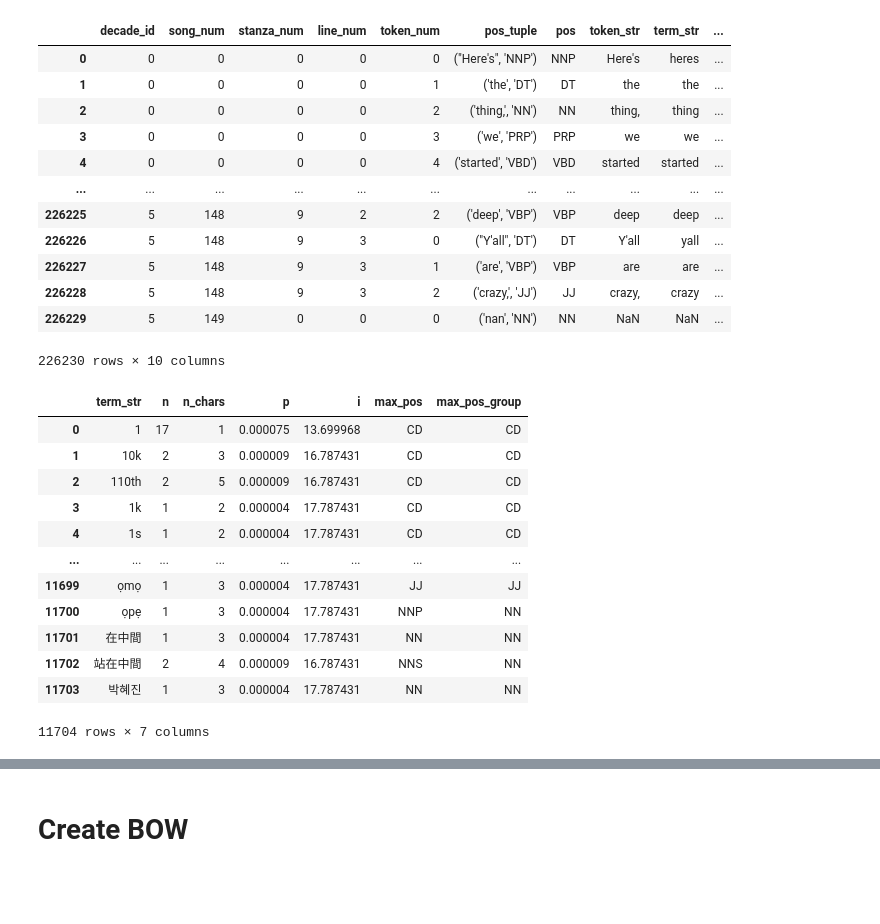
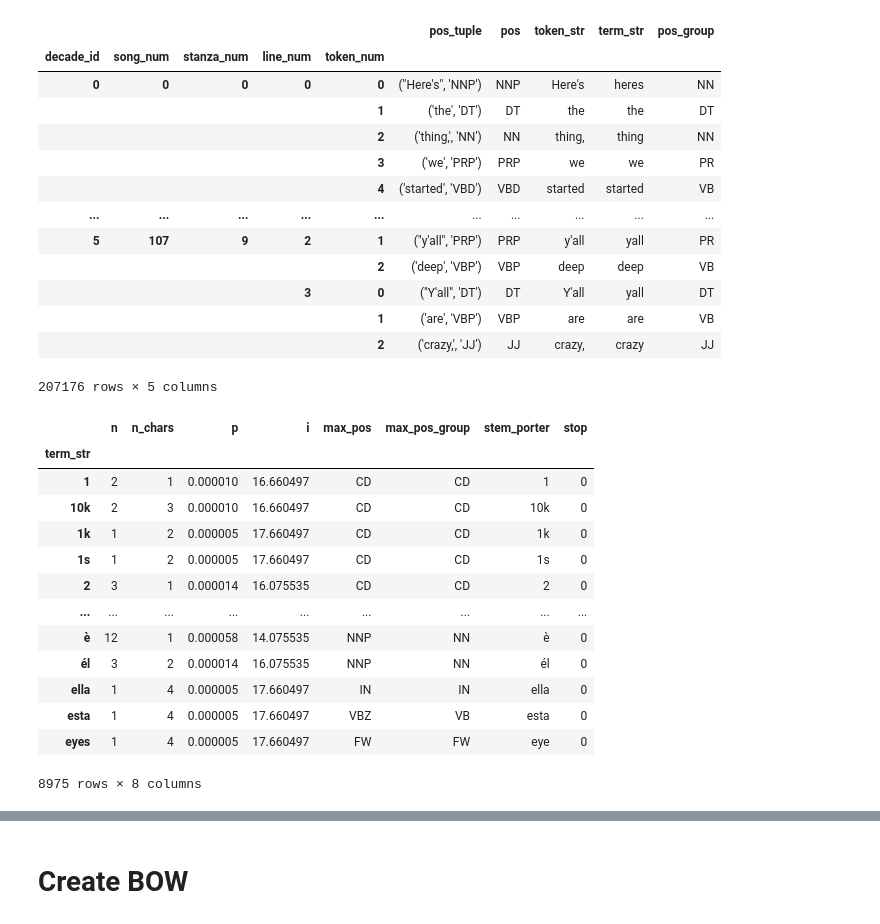
Before and after one commit to mtvaden1/Text_Analytics_Final_Project, a Jupyter notebook: Compute_Derived_Tables.ipynb, the cells around one changed output, grey strips where cells are left out. Saved outputs shown, nothing was run; the diff lists cells and outputs as text; code cells hidden in the pictures; blank space fills up the shorter version.

```diff
--- a/Compute_Derived_Tables.ipynb
+++ b/Compute_Derived_Tables.ipynb
@@ -19,34 +24,36 @@ sys.tracebacklimit = 0 # turn off the error tracebacks
 # %%
-CORPUS = pd.read_csv('data/core_tables/CORPUS')
+CORPUS = pd.read_csv('data/core_tables/CORPUS.csv', index_col= OHCO)
 CORPUS
 # %% [output]
-|  | decade_id | song_num | stanza_num | line_num | token_num | pos_tuple | pos | token_str | term_str | ... |
-| 0 | 0 | 0 | 0 | 0 | 0 | ("Here's", 'NNP') | NNP | Here's | heres | ... |
-| 1 | 0 | 0 | 0 | 0 | 1 | ('the', 'DT') | DT | the | the | ... |
-| 2 | 0 | 0 | 0 | 0 | 2 | ('thing,', 'NN') | NN | thing, | thing | ... |
-| 3 | 0 | 0 | 0 | 0 | 3 | ('we', 'PRP') | PRP | we | we | ... |
-| 4 | 0 | 0 | 0 | 0 | 4 | ('started', 'VBD') | VBD | started | started | ... |
-| ... | ... | ... | ... | ... | ... | ... | ... | ... | ... | ... |
-| 226225 | 5 | 148 | 9 | 2 | 2 | ('deep', 'VBP') | VBP | deep | deep | ... |
-| 226226 | 5 | 148 | 9 | 3 | 0 | ("Y'all", 'DT') | DT | Y'all | yall | ... |
-| 226227 | 5 | 148 | 9 | 3 | 1 | ('are', 'VBP') | VBP | are | are | ... |
-| 226228 | 5 | 148 | 9 | 3 | 2 | ('crazy,', 'JJ') | JJ | crazy, | crazy | ... |
-| 226229 | 5 | 149 | 0 | 0 | 0 | ('nan', 'NN') | NN | NaN | NaN | ... |
+|  |  |  |  |  | pos_tuple | pos | token_str | term_str | pos_group |
+| decade_id | song_num | stanza_num | line_num | token_num |  |  |  |  |  |
+| 0 | 0 | 0 | 0 | 0 | ("Here's", 'NNP') | NNP | Here's | heres | NN |
+|  |  |  |  | 1 | ('the', 'DT') | DT | the | the | DT |
+|  |  |  |  | 2 | ('thing,', 'NN') | NN | thing, | thing | NN |
+|  |  |  |  | 3 | ('we', 'PRP') | PRP | we | we | PR |
+|  |  |  |  | 4 | ('started', 'VBD') | VBD | started | started | VB |
+| ... | ... | ... | ... | ... | ... | ... | ... | ... | ... |
+| 5 | 107 | 9 | 2 | 1 | ("y'all", 'PRP') | PRP | y'all | yall | PR |
+|  |  |  |  | 2 | ('deep', 'VBP') | VBP | deep | deep | VB |
+|  |  |  | 3 | 0 | ("Y'all", 'DT') | DT | Y'all | yall | DT |
+|  |  |  |  | 1 | ('are', 'VBP') | VBP | are | are | VB |
+|  |  |  |  | 2 | ('crazy,', 'JJ') | JJ | crazy, | crazy | JJ |
-226230 rows × 10 columns
+207176 rows × 5 columns
 # %%
-VOCAB = pd.read_csv('data/core_tables/VOCAB')
+VOCAB = pd.read_csv('data/core_tables/VOCAB.csv', index_col = 'term_str')
 VOCAB
 # %% [output]
-|  | term_str | n | n_chars | p | i | max_pos | max_pos_group |
-| 0 | 1 | 17 | 1 | 0.000075 | 13.699968 | CD | CD |
-| 1 | 10k | 2 | 3 | 0.000009 | 16.787431 | CD | CD |
-| 2 | 110th | 2 | 5 | 0.000009 | 16.787431 | CD | CD |
-| 3 | 1k | 1 | 2 | 0.000004 | 17.787431 | CD | CD |
-| 4 | 1s | 1 | 2 | 0.000004 | 17.787431 | CD | CD |
-| ... | ... | ... | ... | ... | ... | ... | ... |
-| 11699 | ọmọ | 1 | 3 | 0.000004 | 17.787431 | JJ | JJ |
-| 11700 | ọpẹ | 1 | 3 | 0.000004 | 17.787431 | NNP | NN |
-| 11701 | 在中間 | 1 | 3 | 0.000004 | 17.787431 | NN | NN |
-| 11702 | 站在中間 | 2 | 4 | 0.000009 | 16.787431 | NNS | NN |
-| 11703 | 박혜진 | 1 | 3 | 0.000004 | 17.787431 | NN | NN |
+|  | n | n_chars | p | i | max_pos | max_pos_group | stem_porter | stop |
+| term_str |  |  |  |  |  |  |  |  |
+| 1 | 2 | 1 | 0.000010 | 16.660497 | CD | CD | 1 | 0 |
+| 10k | 2 | 3 | 0.000010 | 16.660497 | CD | CD | 10k | 0 |
+| 1k | 1 | 2 | 0.000005 | 17.660497 | CD | CD | 1k | 0 |
+| 1s | 1 | 2 | 0.000005 | 17.660497 | CD | CD | 1s | 0 |
+| 2 | 3 | 1 | 0.000014 | 16.075535 | CD | CD | 2 | 0 |
+| ... | ... | ... | ... | ... | ... | ... | ... | ... |
+| è | 12 | 1 | 0.000058 | 14.075535 | NNP | NN | è | 0 |
+| él | 3 | 2 | 0.000014 | 16.075535 | NNP | NN | él | 0 |
+| еlla | 1 | 4 | 0.000005 | 17.660497 | IN | IN | еlla | 0 |
+| еsta | 1 | 4 | 0.000005 | 17.660497 | VBZ | VB | еsta | 0 |
+| еyes | 1 | 4 | 0.000005 | 17.660497 | FW | FW | еye | 0 |
-11704 rows × 7 columns
+8975 rows × 8 columns
```
Also changed, not shown: parts of 19 cells of this notebook, 52 other files.
